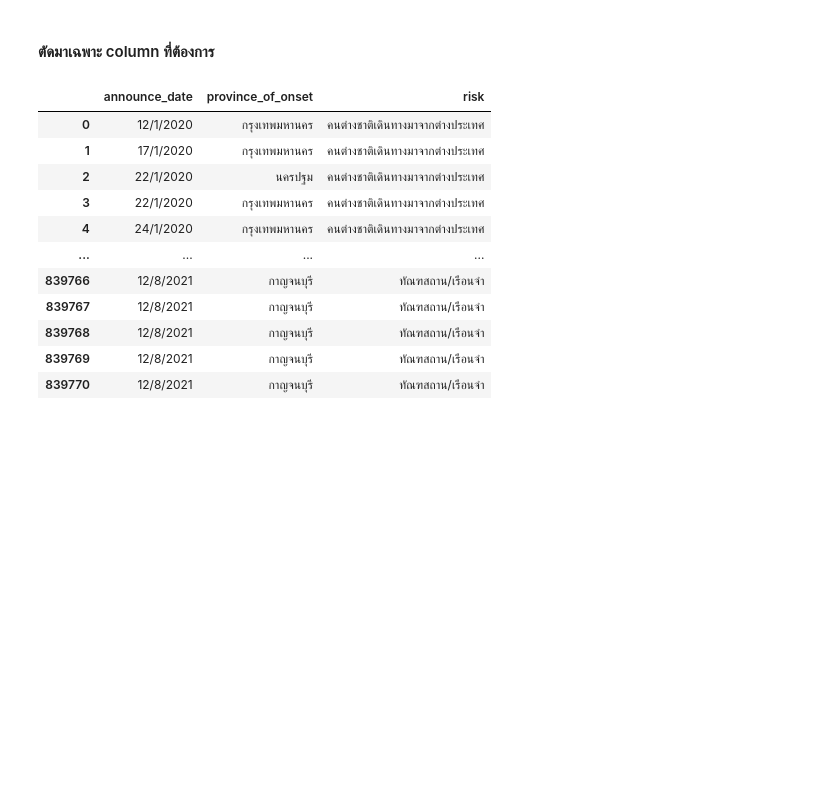
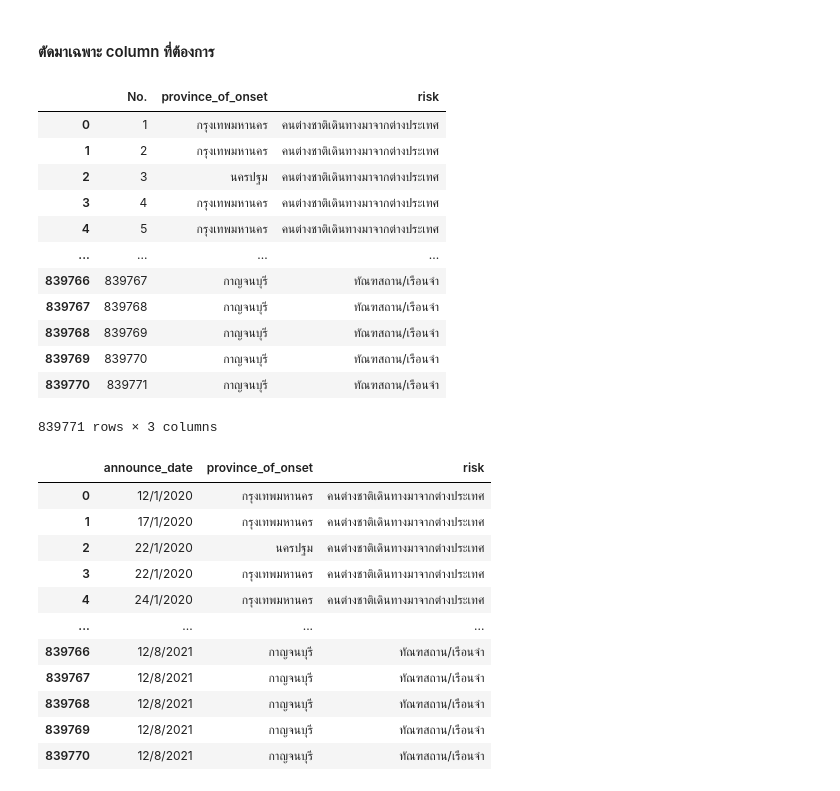
Before and after one commit to kanokwan-hongsopa/PythonDataViz2026, a Jupyter notebook: Pandas_101.ipynb, the cells around one changed output. Saved outputs shown, nothing was run; the diff lists cells and outputs as text; code cells hidden in the pictures; blank space fills up the shorter version.

```diff
--- a/Pandas_101.ipynb
+++ b/Pandas_101.ipynb
@@ -88,6 +111,23 @@ data_covid.iloc[4,7]
 ## Table slicing
 # %% [markdown]
 #### ตัดมาเฉพาะ column ที่ต้องการ
+# %%
+sm = data_covid[['No.','province_of_onset','risk']]
+sm
+# %% [output]
+|  | No. | province_of_onset | risk |
+| 0 | 1 | กรุงเทพมหานคร | คนต่างชาติเดินทางมาจากต่างประเทศ |
+| 1 | 2 | กรุงเทพมหานคร | คนต่างชาติเดินทางมาจากต่างประเทศ |
+| 2 | 3 | นครปฐม | คนต่างชาติเดินทางมาจากต่างประเทศ |
+| 3 | 4 | กรุงเทพมหานคร | คนต่างชาติเดินทางมาจากต่างประเทศ |
+| 4 | 5 | กรุงเทพมหานคร | คนต่างชาติเดินทางมาจากต่างประเทศ |
+| ... | ... | ... | ... |
+| 839766 | 839767 | กาญจนบุรี | ทัณฑสถาน/เรือนจำ |
+| 839767 | 839768 | กาญจนบุรี | ทัณฑสถาน/เรือนจำ |
+| 839768 | 839769 | กาญจนบุรี | ทัณฑสถาน/เรือนจำ |
+| 839769 | 839770 | กาญจนบุรี | ทัณฑสถาน/เรือนจำ |
+| 839770 | 839771 | กาญจนบุรี | ทัณฑสถาน/เรือนจำ |
+839771 rows × 3 columns
 # %%
 smaller_table = data_covid[['announce_date','province_of_onset','risk']]
 smaller_table
```
Also changed, not shown: parts of 11 cells of this notebook.
